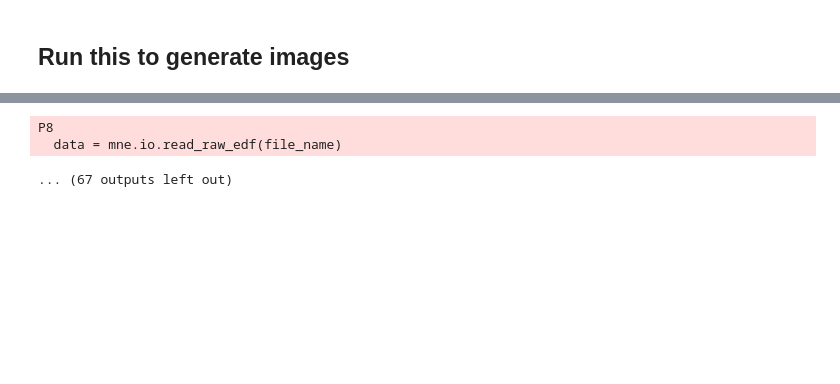
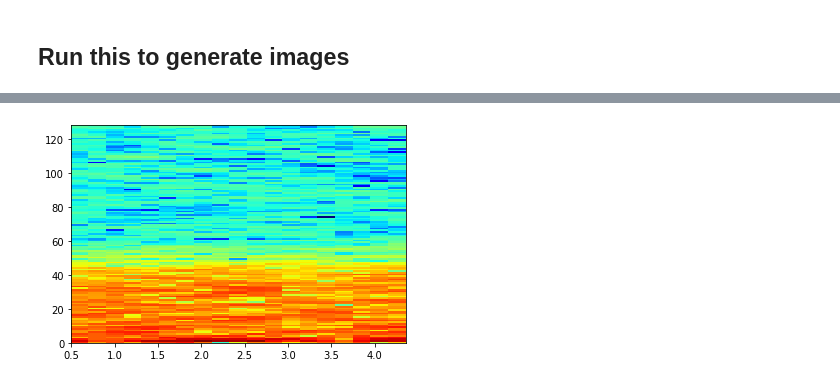
Before and after one commit to kruttikajain/eeg-mood-classification, a Jupyter notebook: Data Converter/EEG_relaxation_vs_concentration.ipynb, the cells around one changed output, grey strips where cells are left out. Drawn from its saved outputs; the diff is of its cells as text; code cells hidden in the pictures; blank space fills up the shorter version.

```diff
--- a/Data Converter/EEG_relaxation_vs_concentration.ipynb
+++ b/Data Converter/EEG_relaxation_vs_concentration.ipynb
@@ -168,39 +183,51 @@ for filename in os.listdir('eeg-dataset-of-fusion-relaxation-and-concentration-m
     raw_data = data.get_data()
     info = data.info
     channels = data.ch_names
-    for index, channel in enumerate(channels):
-        print("Processing %s channel of file %s." % (channel, filename))
-        new_filename = "%s_%s.png" % (filename.split(".")[0], channel)
-        # path to store raw time domain images of the signals
-        # choose folder based on file type
-        new_file_path = os.path.join('raw_images/relaxed',new_filename) if file_type == 0 else os.path.join('raw_images/concentration',new_filename)
-        x = np.linspace(0, len(raw_data[index, :]) / 256., len(raw_data[index, :]))
-        y = raw_data[index, :]
-        fig, ax = plt.subplots( nrows=1, ncols=1 )
-        fig.figsize= (800, 800)
-        ax.plot(x, y)
-        #ax.title('Lead #' + channel)
-        #ax.xlabel('Seconds'); plt.ylabel('microvolts')
-        fig.savefig(new_file_path)   # save the figure to file
-        plt.close(fig)
-        #plt.plot(x, y)
-        #plt.show()
+    for part in range(36):
+        for index, channel in enumerate(channels):
+            print("Processing %s channel of file %s." % (channel, filename))
+            folder_name = filename.split(".")[0] + "_" + str(part)
+            folder_path = os.path.join('raw_images/relaxed',folder_name) if file_type == 0 else os.path.join('raw_images/concentration',folder_name)
+            if not os.path.exists(folder_path):
+                os.mkdir(folder_path)
+            new_filename = "%s_%s.png" % (folder_name, channel)
+            # path to store raw time domain images of the signals
+            # choose folder based on file type
+            start = part * 1280
+            end = (part+1) * 1280
+            new_file_path = os.path.join(folder_path, new_filename)
+            x = np.linspace(0, len(raw_data[index, start:end]) / 256., len(raw_data[index, start:end]))
+            y = raw_data[index, start:end]
+            fig, ax = plt.subplots( nrows=1, ncols=1 )
+            fig.figsize= (800, 800)
+            ax.plot(x, y)
+            #ax.title('Lead #' + channel)
+            #ax.xlabel('Seconds'); plt.ylabel('microvolts')
+            fig.savefig(new_file_path)   # save the figure to file
+            plt.close(fig)
+            #plt.plot(x, y)
+            #plt.show()
 
-        # path to store frequency domain spectrogram images of the signals
-        new_file_path = os.path.join('spectrogram_images/relaxed',new_filename) if file_type == 0 else os.path.join('spectrogram_images/concentration',new_filename)
-        x = raw_data[index, :]
-        fs = 256  # Assume 512 Hz sampling rate for now...   # SampFreq[0, 0]
-        f, t, Sxx = signal.spectrogram(x, fs, window = signal.tukey(512, .25))
-        fig, ax = plt.subplots( nrows=1, ncols=1 )
-        fig.figsize= (800, 800)
-        ax.pcolormesh(t, f, np.log10(Sxx))
-        #ax.ylabel('Frequency [Hz]')
-        #ax.xlabel('Time [sec]')
-        #plt.title('Lead ' + channel) # + LsEEG[channel]
-        #ax.set_cmap('jet')
-        #plt.show()
-        fig.savefig(new_file_path)   # save the figure to file
-        plt.close(fig)
+            # path to store frequency domain spectrogram images of the signals
+            folder_path = os.path.join('spectrogram_images/relaxed',folder_name) if file_type == 0 else os.path.join('raw_images/concentration',folder_name)
+            if not os.path.exists(folder_path):
+                os.mkdir(folder_path)
+            new_filename = "%s_%s.png" % (folder_name, channel)
+            new_file_path = os.path.join(folder_path, new_filename)
+            x = raw_data[index, start:end]
+            fs = 256  # Assume 512 Hz sampling rate for now...   # SampFreq[0, 0]
+            #f, t, Sxx = signal.spectrogram(x, fs, window = signal.tukey(512, .25))
+            f, t, Sxx = signal.spectrogram(x, fs, window = signal.tukey(256), noverlap = 204)
+            fig, ax = plt.subplots( nrows=1, ncols=1 )
+            fig.figsize= (800, 800)
+            ax.pcolormesh(t, f, np.log10(Sxx))
+            #ax.ylabel('Frequency [Hz]')
+            #ax.xlabel('Time [sec]')
+            #plt.title('Lead ' + channel) # + LsEEG[channel]
+            #ax.set_cmap('jet')
+            #plt.show()
+            fig.savefig(new_file_path)   # save the figure to file
+            plt.close(fig)
 
     '''
     f = pyedflib.EdfReader(file_name)
@@ -338,3 +283 @@ Processing AF3 channel of file S005E04.edf.
-P8
-  data = mne.io.read_raw_edf(file_name)
-... (67 outputs left out)
+[figure, added]
```
Also changed, not shown: parts of 4 cells of this notebook.
